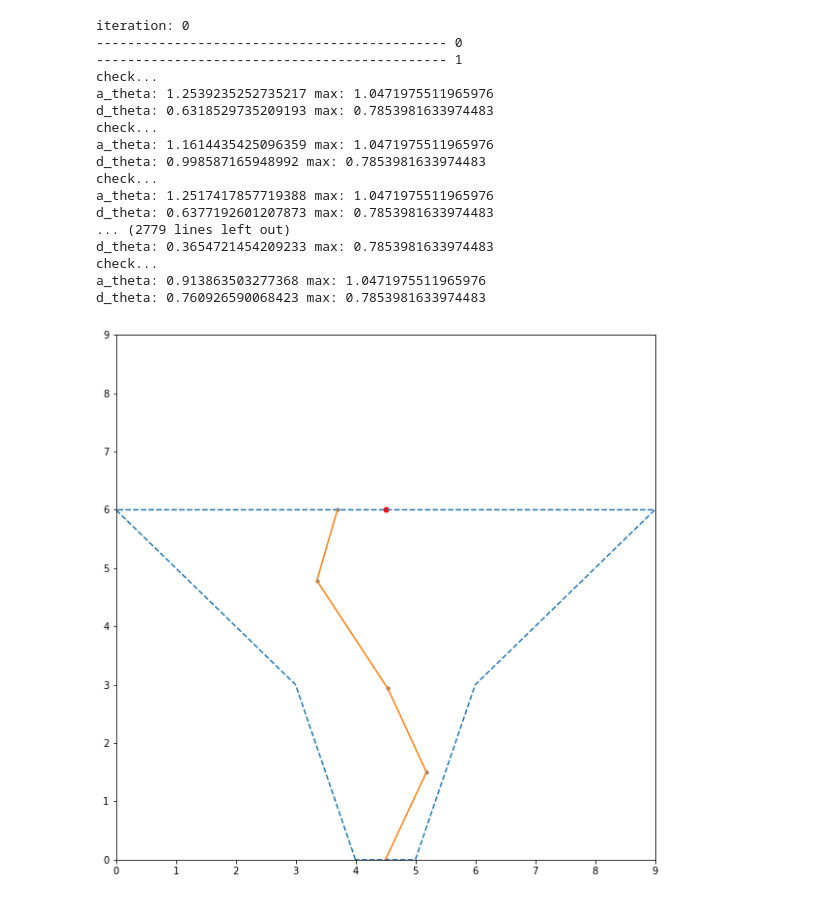
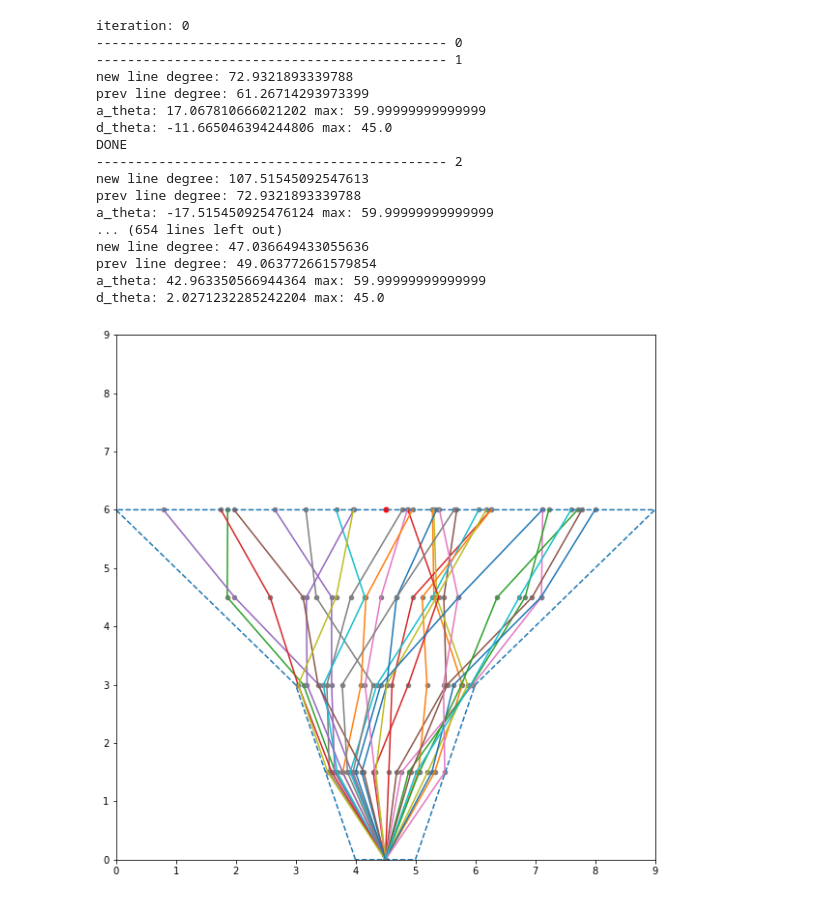
Before and after one commit to adhocmaster/carla-jaywalker-experiments, a Jupyter notebook: notebooks/Crosswalk-area/crosswalk-area.ipynb, the cells around one changed output. Drawn from its saved outputs; the diff is of its cells as text; code cells hidden in the pictures.

```diff
--- a/notebooks/Crosswalk-area/crosswalk-area.ipynb
+++ b/notebooks/Crosswalk-area/crosswalk-area.ipynb
@@ -110,17 +110,15 @@ def closestEnd(point, goalLine):
 # Find the angle in radian between two given lines
 # Formula:
 # atan2(vec2.y-vec1.y, vec2.x-vec1.x)
+# atan((m1 - m2) / (1 + m1*m2))
 
-def degreeBetween(line1, line2):
+def degreeFromX(line):
     # Extract points from line1 and line2
-    l1_x, l1_y = [line1.bounds[0], line1.bounds[1]], [line1.bounds[2], line1.bounds[3]]
-    l2_x, l2_y = [line2.bounds[0], line2.bounds[1]], [line2.bounds[2], line2.bounds[3]]
-    # Create vector1 and vector2
-    v1 = [l1_x[1] - l1_x[0], l1_y[1] - l1_y[0]]
-    v2 = [l2_x[1] - l2_x[0], l2_y[1] - l2_y[0]]
+    x = line.coords[1][0] - line.coords[0][0]
+    y = line.coords[1][1] - line.coords[0][1]
 
     # Find theta using formula
-    theta = math.atan2(v2[1] - v1[1], v2[0] - v1[0])
+    theta = math.atan2(y, x)
 
     return theta
 # %%
@@ -209,49 +218,48 @@ def shiftedPoints(start, end, crosswalk, goalLine, maxAbsDegree, maxDeltaDegree,
 # %%
 # Plot polygons and points
 
 plt.rcParams["figure.figsize"] = (10,10)
 x,y = crosswalk.exterior.xy
 plt.plot(x,y, '--')
 plt.scatter(end.x, end.y, s=25, color='red')
 
-maxAbsDegree = math.pi/3
-maxDeltaDegree = math.pi/4
+maxAbsDegree = math.radians(60)
+maxDeltaDegree = math.radians(45)
 
 
-for i in range(1):
+for i in range(30):
     line_x = []
     line_y = []
     print("iteration:", i)
     new_points = shiftedPoints(start, end, crosswalk, goalLine, maxAbsDegree, maxDeltaDegree)
-    #print("visualization:")
 
-    for i in range(len(new_points)):
-        line_x.append(new_points[i].x)
-        line_y.append(new_points[i].y)
+    for j in range(len(new_points)):
+        line_x.append(new_points[j].x)
+        line_y.append(new_points[j].y)
         #print(new_points[i])
-        plt.scatter(new_points[i].x, new_points[i].y, s=10, color='grey')
+        plt.scatter(new_points[j].x, new_points[j].y, s=20, color='grey')
 
 
     plt.plot(line_x, line_y)
 plt.xlim(0, 9)
 plt.ylim(0, 9)
 plt.savefig('trial.png')
 # %% [output]
 iteration: 0
 --------------------------------------------- 0
 --------------------------------------------- 1
-check...
-a_theta: 1.2539235252735217 max: 1.0471975511965976
-d_theta: 0.6318529735209193 max: 0.7853981633974483
-check...
-a_theta: 1.1614435425096359 max: 1.0471975511965976
-d_theta: 0.998587165948992 max: 0.7853981633974483
-check...
-a_theta: 1.2517417857719388 max: 1.0471975511965976
-d_theta: 0.6377192601207873 max: 0.7853981633974483
-... (2779 lines left out)
-d_theta: 0.3654721454209233 max: 0.7853981633974483
-check...
-a_theta: 0.913863503277368 max: 1.0471975511965976
-d_theta: 0.760926590068423 max: 0.7853981633974483
+new line degree: 72.9321893339788
+prev line degree: 61.26714293973399
+a_theta: 17.067810666021202 max: 59.99999999999999
+d_theta: -11.665046394244806 max: 45.0
+DONE
+--------------------------------------------- 2
+new line degree: 107.51545092547613
+prev line degree: 72.9321893339788
+a_theta: -17.515450925476124 max: 59.99999999999999
+... (654 lines left out)
+new line degree: 47.036649433055636
+prev line degree: 49.063772661579854
+a_theta: 42.963350566944364 max: 59.99999999999999
+d_theta: 2.0271232285242204 max: 45.0
-[figure, old version]
+[figure, new version]
```
Also changed, not shown: parts of 1 cell of this notebook, 1 other file.
